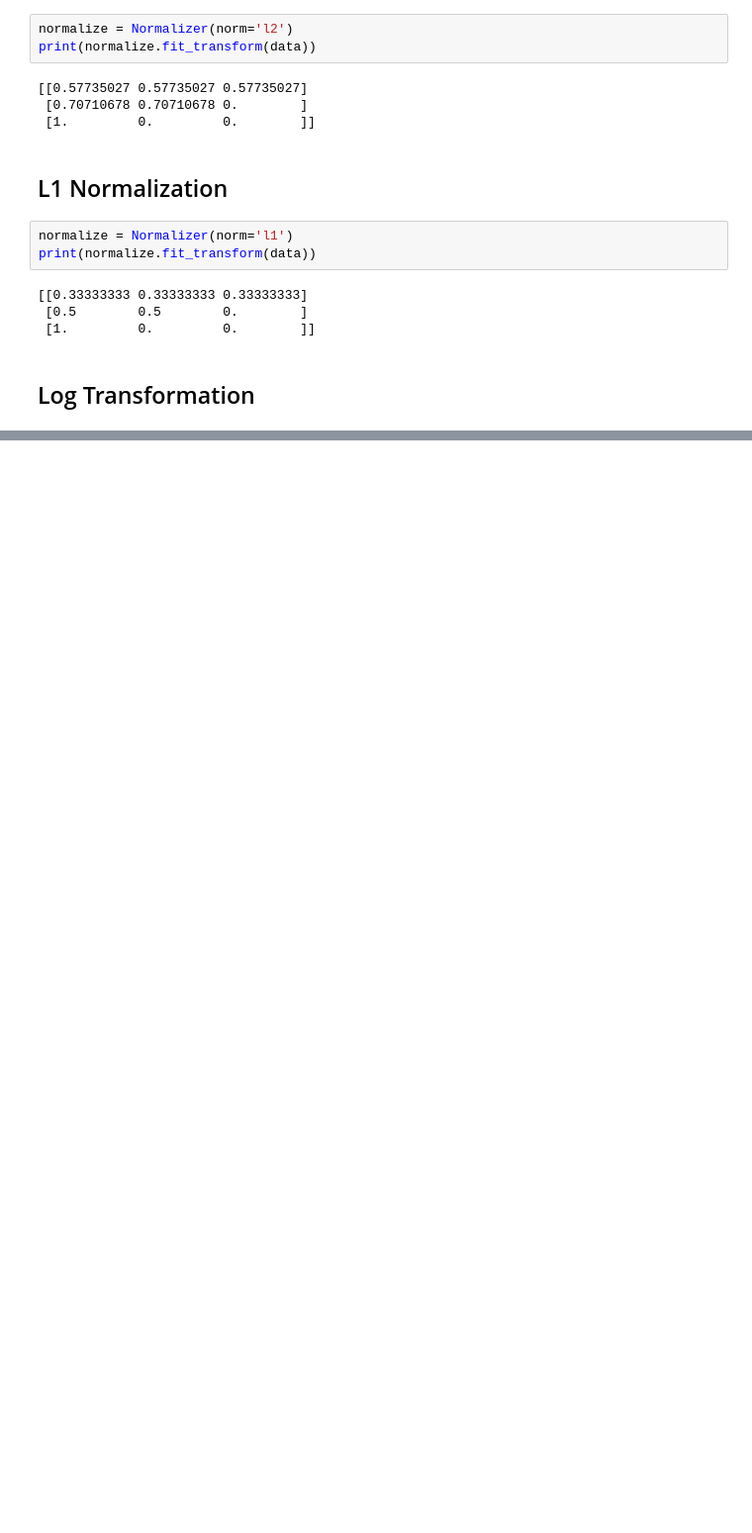
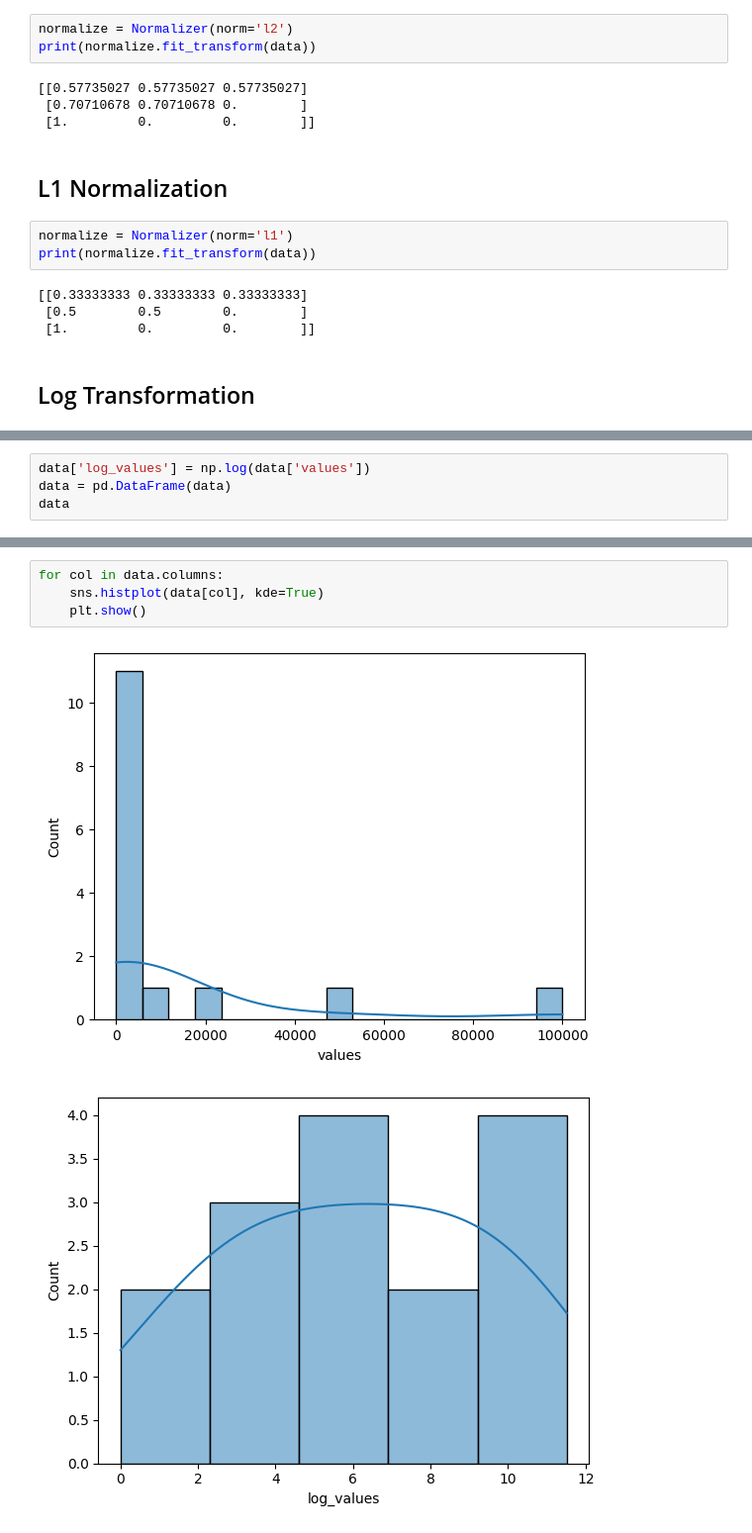
Before and after one commit to Zeeshier/Machine_Learning, a Jupyter notebook: 1. Data_Preprocessing/03. Data Transformation/3. Normalization.ipynb, the cells around one changed output, grey strips where cells are left out. Shown at 99% size. Drawn from its saved outputs; the diff is of its cells as text; blank space fills up the shorter version.

```diff
--- a/1. Data_Preprocessing/03. Data Transformation/3. Normalization.ipynb
+++ b/1. Data_Preprocessing/03. Data Transformation/3. Normalization.ipynb
@@ -27,0 +41,4 @@ print(normalize.fit_transform(data))
+# %%
+data['log_values'] = np.log(data['values'])
+data = pd.DataFrame(data)
+data
@@ -27,0 +62,7 @@ print(normalize.fit_transform(data))
+# %%
+for col in data.columns:
+    sns.histplot(data[col], kde=True)
+    plt.show()
+# %% [output]
+[figure, added]
+[figure, added]
```
Also changed, not shown: parts of 4 cells of this notebook.
